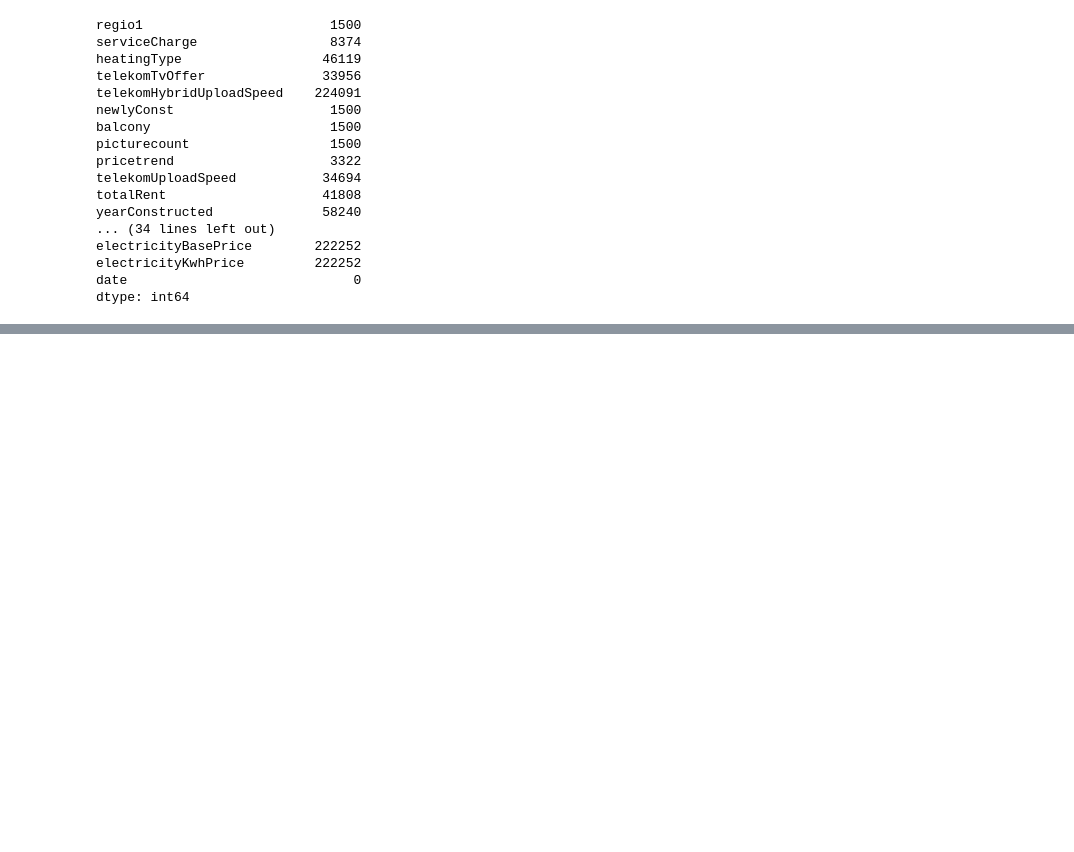
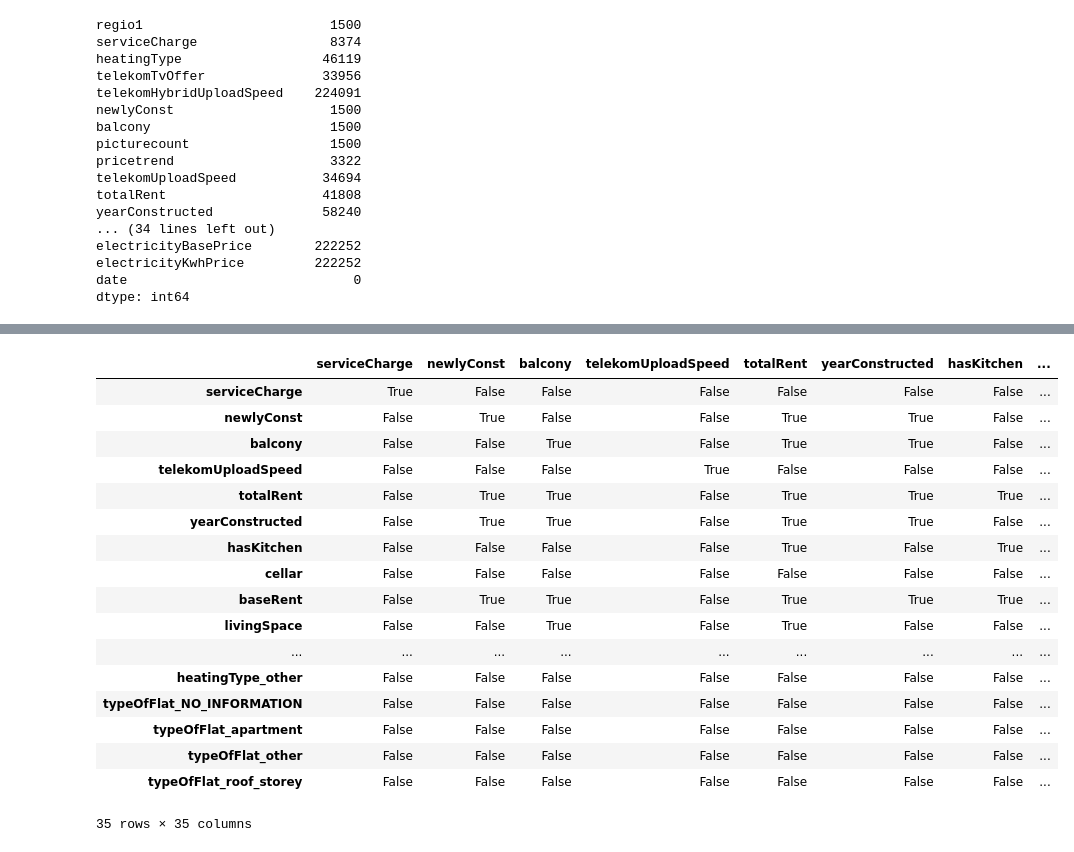
Before and after one commit to mahsarahavi/TalentMind1, a Jupyter notebook: talentmine.ipynb, the cells around one changed output, grey strips where cells are left out. Saved outputs shown, nothing was run; the diff lists cells and outputs as text; code cells hidden in the pictures; blank space fills up the shorter version.

```diff
--- a/talentmine.ipynb
+++ b/talentmine.ipynb
@@ -278,0 +370,21 @@ dtype: int64
+# %%
+data.corr() > 0.2
+# %% [output]
+|  | serviceCharge | newlyConst | balcony | telekomUploadSpeed | totalRent | yearConstructed | hasKitchen | ... |
+| serviceCharge | True | False | False | False | False | False | False | ... |
+| newlyConst | False | True | False | False | True | True | False | ... |
+| balcony | False | False | True | False | True | True | False | ... |
+| telekomUploadSpeed | False | False | False | True | False | False | False | ... |
+| totalRent | False | True | True | False | True | True | True | ... |
+| yearConstructed | False | True | True | False | True | True | False | ... |
+| hasKitchen | False | False | False | False | True | False | True | ... |
+| cellar | False | False | False | False | False | False | False | ... |
+| baseRent | False | True | True | False | True | True | True | ... |
+| livingSpace | False | False | True | False | True | False | False | ... |
+| ... | ... | ... | ... | ... | ... | ... | ... | ... |
+| heatingType_other | False | False | False | False | False | False | False | ... |
+| typeOfFlat_NO_INFORMATION | False | False | False | False | False | False | False | ... |
+| typeOfFlat_apartment | False | False | False | False | False | False | False | ... |
+| typeOfFlat_other | False | False | False | False | False | False | False | ... |
+| typeOfFlat_roof_storey | False | False | False | False | False | False | False | ... |
+35 rows × 35 columns
```
Also changed, not shown: parts of 71 cells of this notebook.
